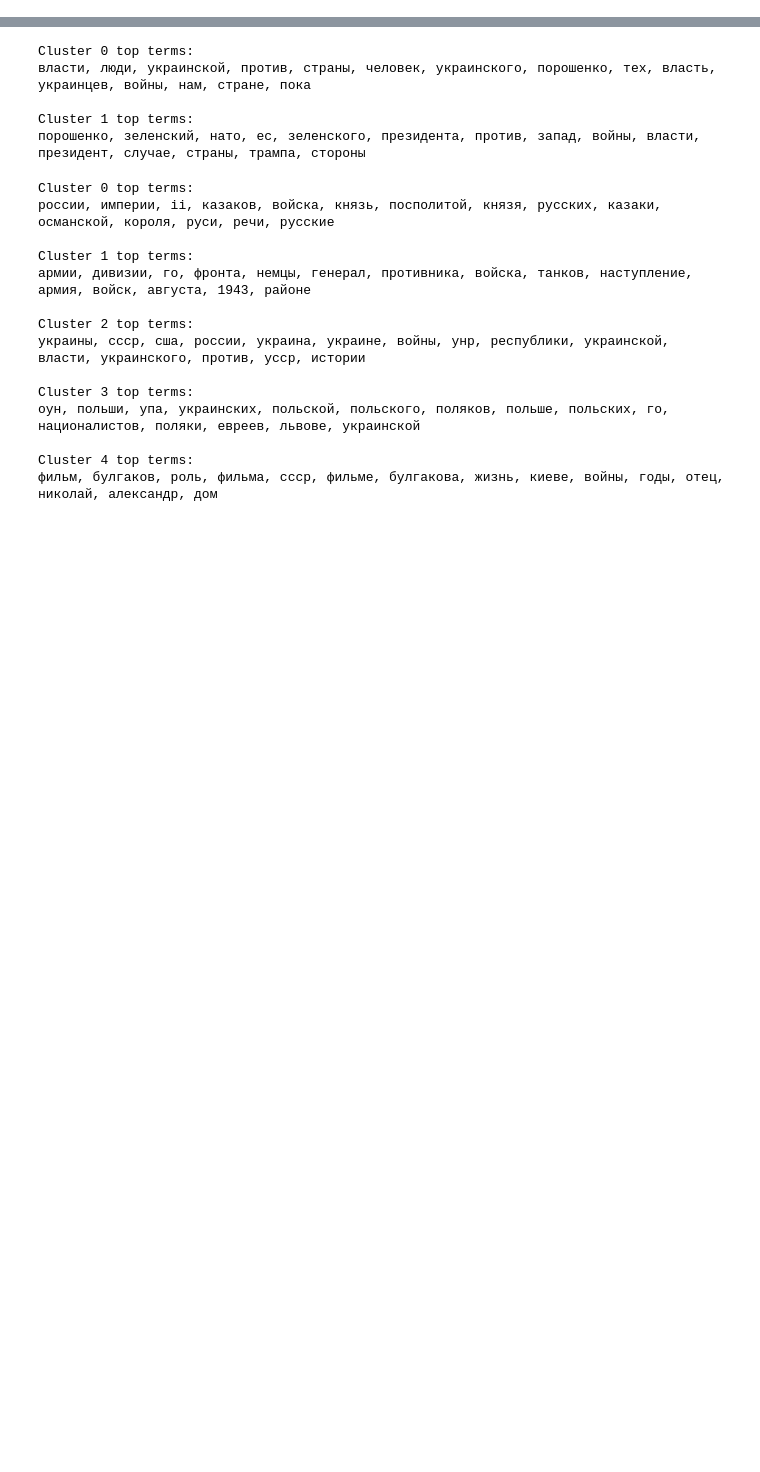
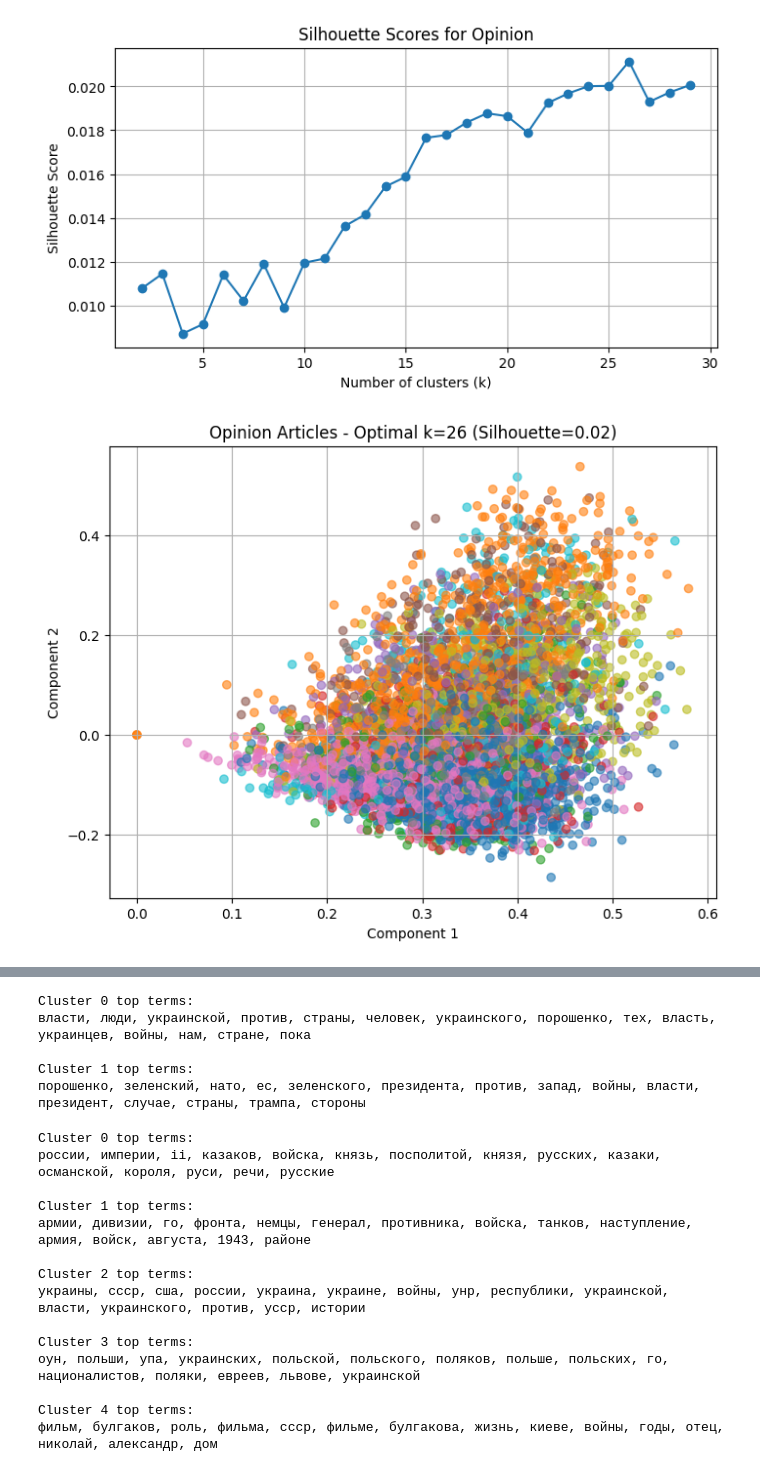
Before and after one commit to Romain-Jaffuel/Russian-Propaganda-Analysis-Ukraina.ru, a Jupyter notebook: Unsupervised_Clustering.ipynb, the cells around one changed output, grey strips where cells are left out. Drawn from its saved outputs; the diff is of its cells as text; code cells hidden in the pictures; blank space fills up the shorter version.

```diff
--- a/Unsupervised_Clustering.ipynb
+++ b/Unsupervised_Clustering.ipynb
@@ -80,0 +129,6 @@ clustered_historia = cluster_articles(data_historia, n_clusters=5, title="Histor
+# %%
+clustered_opinion, k_opinion, score_opinion = optimal_kmeans(data_opinion, title="Opinion")
+clustered_historia, k_historia, score_historia = optimal_kmeans(data_historia, title="Historia")
+# %% [output]
+[figure, added]
+[figure, added]
```
Also changed, not shown: parts of 4 cells of this notebook, 3 other files.
